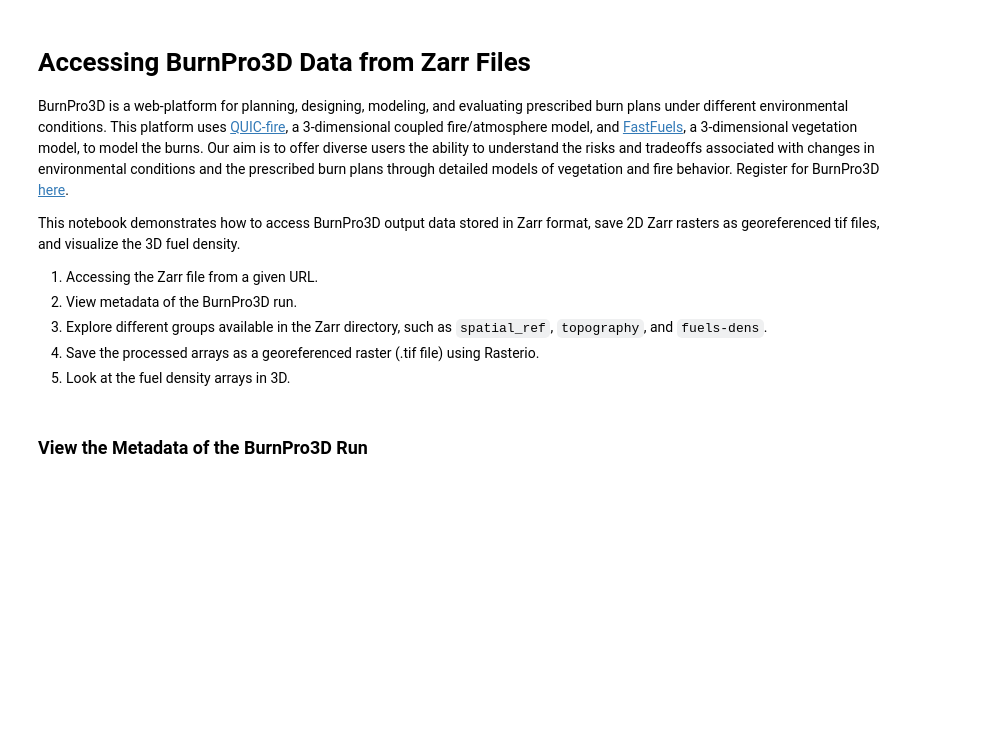
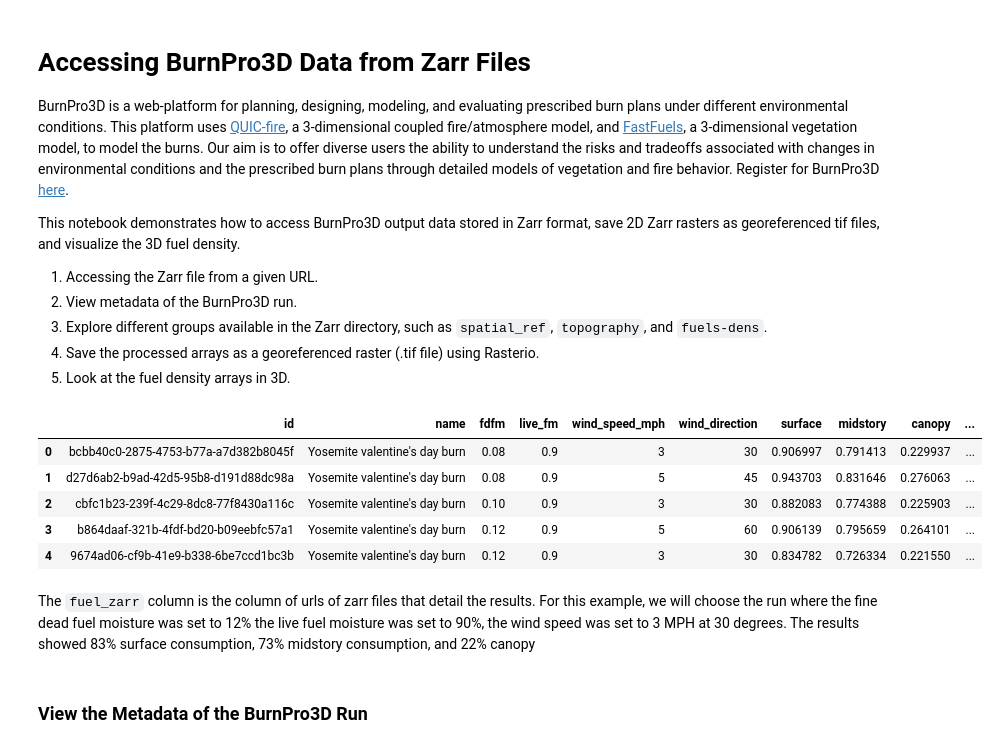
Before and after one commit to LeticiaLee/bp3d_data_access, a Jupyter notebook: access_zarr_files_demo.ipynb, the cells around one changed output. Cells and saved outputs as stored; diff of their text form; code cells hidden in the pictures; blank space fills up the shorter version.

```diff
--- a/access_zarr_files_demo.ipynb
+++ b/access_zarr_files_demo.ipynb
@@ -21,4 +22,16 @@ from rasterio.transform import from_origin
 # %%
-# pull in data with the url for the zarr file
-url = open('demo-zarr.txt', 'r').read().strip()
-z = zarr.open(url)
+# read in the BurnPro3D export csv file
+exportfile = pd.read_csv('./BurnPro3D_Yosemite_Example.csv', skiprows = 1)
+# %%
+# view the file
+exportfile.head()
+# %% [output]
+|  | id | name | fdfm | live_fm | wind_speed_mph | wind_direction | surface | midstory | canopy | ... |
+| 0 | bcbb40c0-2875-4753-b77a-a7d382b8045f | Yosemite valentine's day burn | 0.08 | 0.9 | 3 | 30 | 0.906997 | 0.791413 | 0.229937 | ... |
+| 1 | d27d6ab2-b9ad-42d5-95b8-d191d88dc98a | Yosemite valentine's day burn | 0.08 | 0.9 | 5 | 45 | 0.943703 | 0.831646 | 0.276063 | ... |
+| 2 | cbfc1b23-239f-4c29-8dc8-77f8430a116c | Yosemite valentine's day burn | 0.10 | 0.9 | 3 | 30 | 0.882083 | 0.774388 | 0.225903 | ... |
+| 3 | b864daaf-321b-4fdf-bd20-b09eebfc57a1 | Yosemite valentine's day burn | 0.12 | 0.9 | 5 | 60 | 0.906139 | 0.795659 | 0.264101 | ... |
+| 4 | 9674ad06-cf9b-41e9-b338-6be7ccd1bc3b | Yosemite valentine's day burn | 0.12 | 0.9 | 3 | 30 | 0.834782 | 0.726334 | 0.221550 | ... |
+# %% [markdown]
+The `fuel_zarr` column is the column of urls of zarr files that detail the results. For this example, we will choose the run where
+the fine dead fuel moisture was set to 12% the live fuel moisture was set to 90%, the wind speed was set to 3 MPH at 30 degrees. The results showed 83% surface consumption, 73% midstory consumption, and 22% canopy
```
Also changed, not shown: parts of 2 cells of this notebook, 1 other file.
